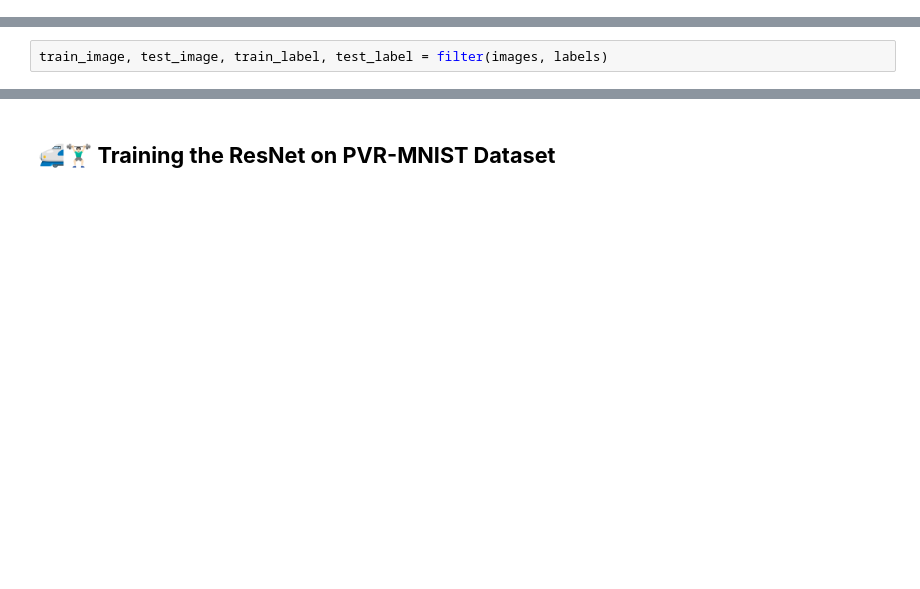
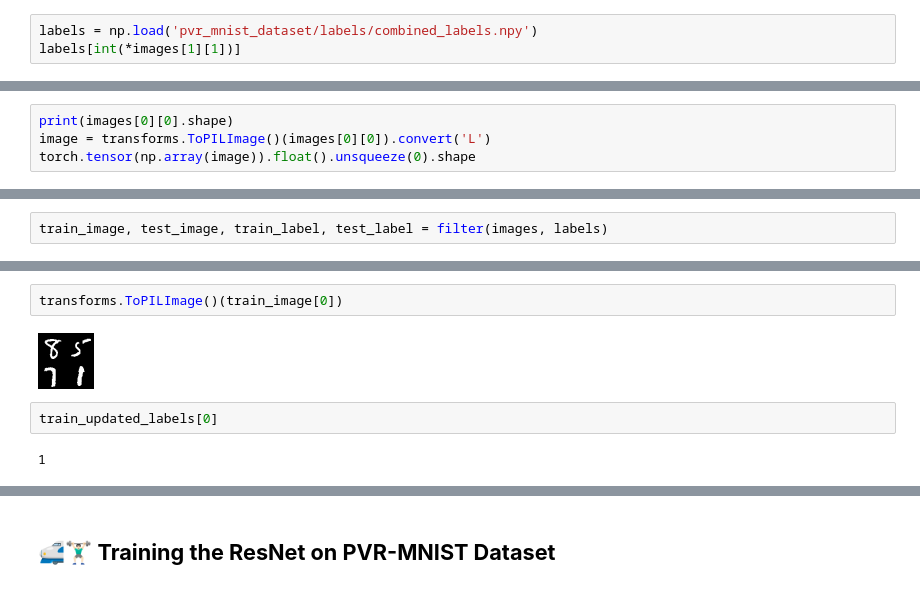
Before and after one commit to MaheepChaudhary/pyvene-maheep, a Jupyter notebook: maheep/pvr-mnist.ipynb, the cells around one changed output, grey strips where cells are left out. Saved outputs shown, nothing was run; the diff lists cells and outputs as text; blank space fills up the shorter version.

```diff
--- a/maheep/pvr-mnist.ipynb
+++ b/maheep/pvr-mnist.ipynb
@@ -27,3 +25,6 @@ images = [[np.array(Image.open(os.path.join(folder_path,i)).convert('RGB')), re.
 p(len(images))
 # %% [output]
 1000000
+# %%
+labels = np.load('pvr_mnist_dataset/labels/combined_labels.npy')
+labels[int(*images[1][1])]
@@ -33,3 +40,7 @@ The format of the image is like:
 ![image.png](attachment:image.png)
 
 Meanwhile the label is in the format: array([5, 7, 3, 3]), i.e. $(i_{TL},i_{BL},i_{TR},i_{BR})$
+# %%
+print(images[0][0].shape)
+image = transforms.ToPILImage()(images[0][0]).convert('L')
+torch.tensor(np.array(image)).float().unsqueeze(0).shape
@@ -60,0 +86,8 @@ transforms.ToPILImage()(train_image[1])
+# %%
+transforms.ToPILImage()(train_image[0])
+# %% [output]
+[figure, added]
+# %%
+train_updated_labels[0]
+# %% [output]
+1
```
Also changed, not shown: parts of 17 cells of this notebook.
